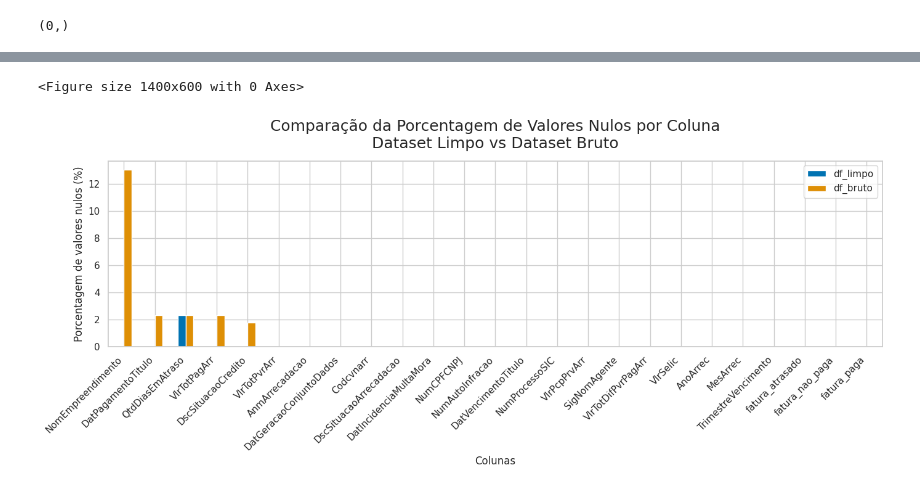
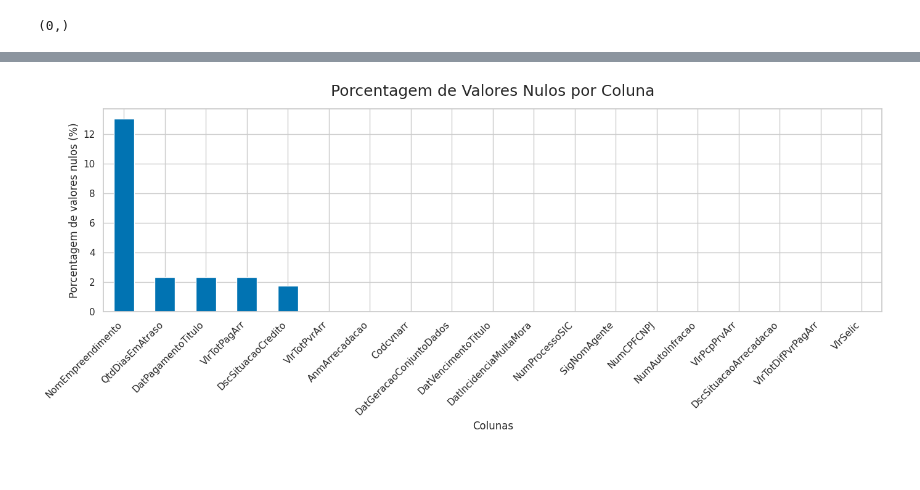
Before and after one commit to joaoPAndrade/projeto_final_ciencia_de_dados, a Jupyter notebook: parte 2/parte_2.ipynb, the cells around one changed output, grey strips where cells are left out. Drawn from its saved outputs; the diff is of its cells as text; code cells hidden in the pictures.

Commit message:
Corrigindo visualização da parte 2

```diff
--- a/parte 2/parte_2.ipynb
+++ b/parte 2/parte_2.ipynb
@@ -939,25 +932,22 @@ result_con1
 # %%
-null_df = df.isnull().mean() * 100
-null_copy = df_copy.isnull().mean() * 100
-comparacao = pd.DataFrame({
-    'df_limpo': null_df,
-    'df_bruto': null_copy
-})
+null_df = df_copy.isnull().mean() * 100
+
 sns.set_theme(style="whitegrid", palette="colorblind")
-comparacao = comparacao.sort_values(by='df_bruto', ascending=False)
+
+null_df = null_df.sort_values(ascending=False)
+
 plt.figure(figsize=(14, 6))
-comparacao.plot(kind='bar', figsize=(14,6))
+null_df.plot(kind='bar', figsize=(14,6))
+
 plt.ylabel("Porcentagem de valores nulos (%)")
 plt.xlabel("Colunas")
 plt.title(
-    "Comparação da Porcentagem de Valores Nulos por Coluna\n"
-    "Dataset Limpo vs Dataset Bruto",
+    "Porcentagem de Valores Nulos por Coluna",
     fontsize=18,
     pad=15
 )
 plt.xticks(rotation=45, ha='right')
 plt.tight_layout()
 plt.show()
 # %% [output]
-<Figure size 1400x600 with 0 Axes>
-[figure, old version]
+[figure, new version]
```
Also changed, not shown: parts of 40 cells of this notebook.
